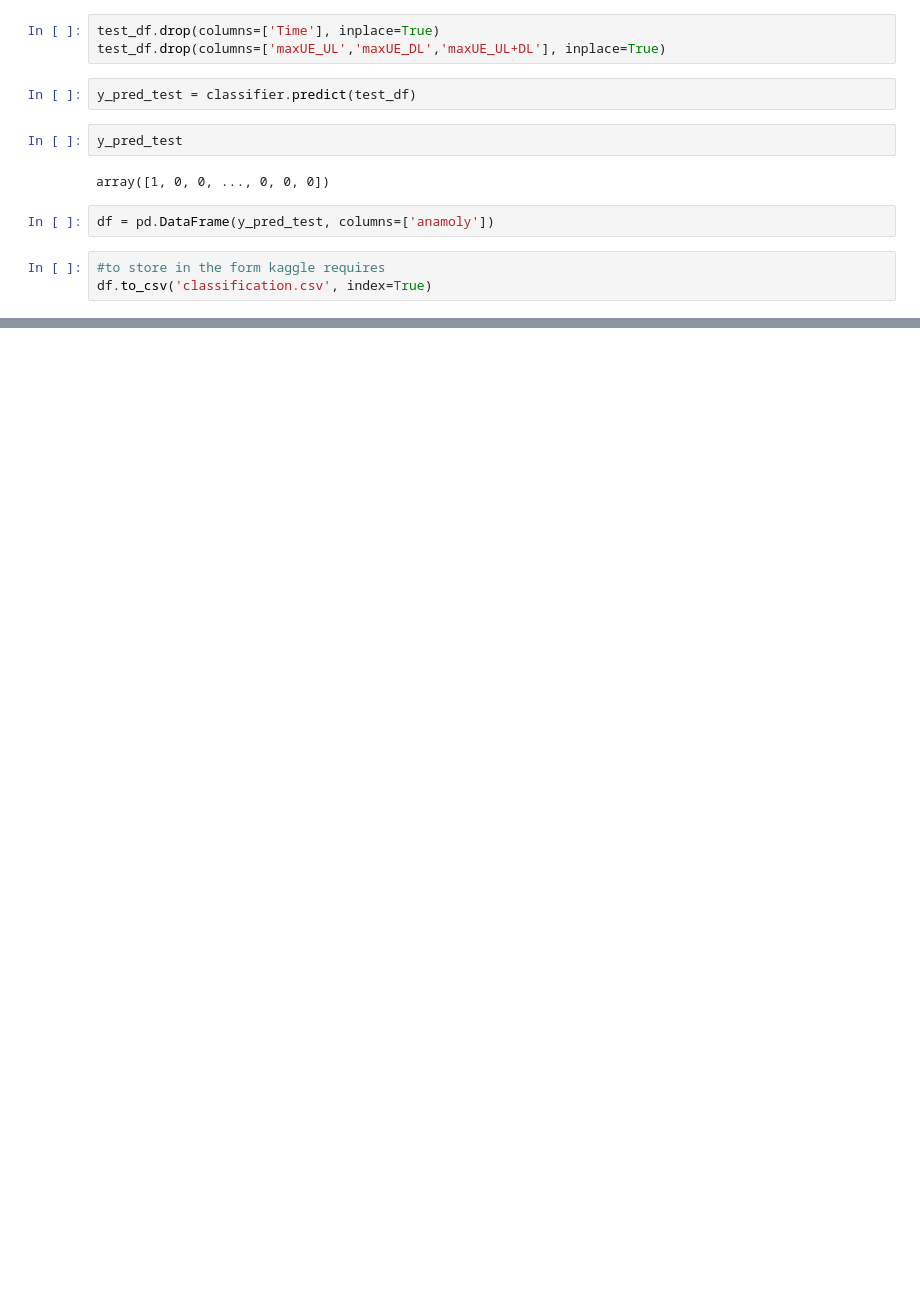
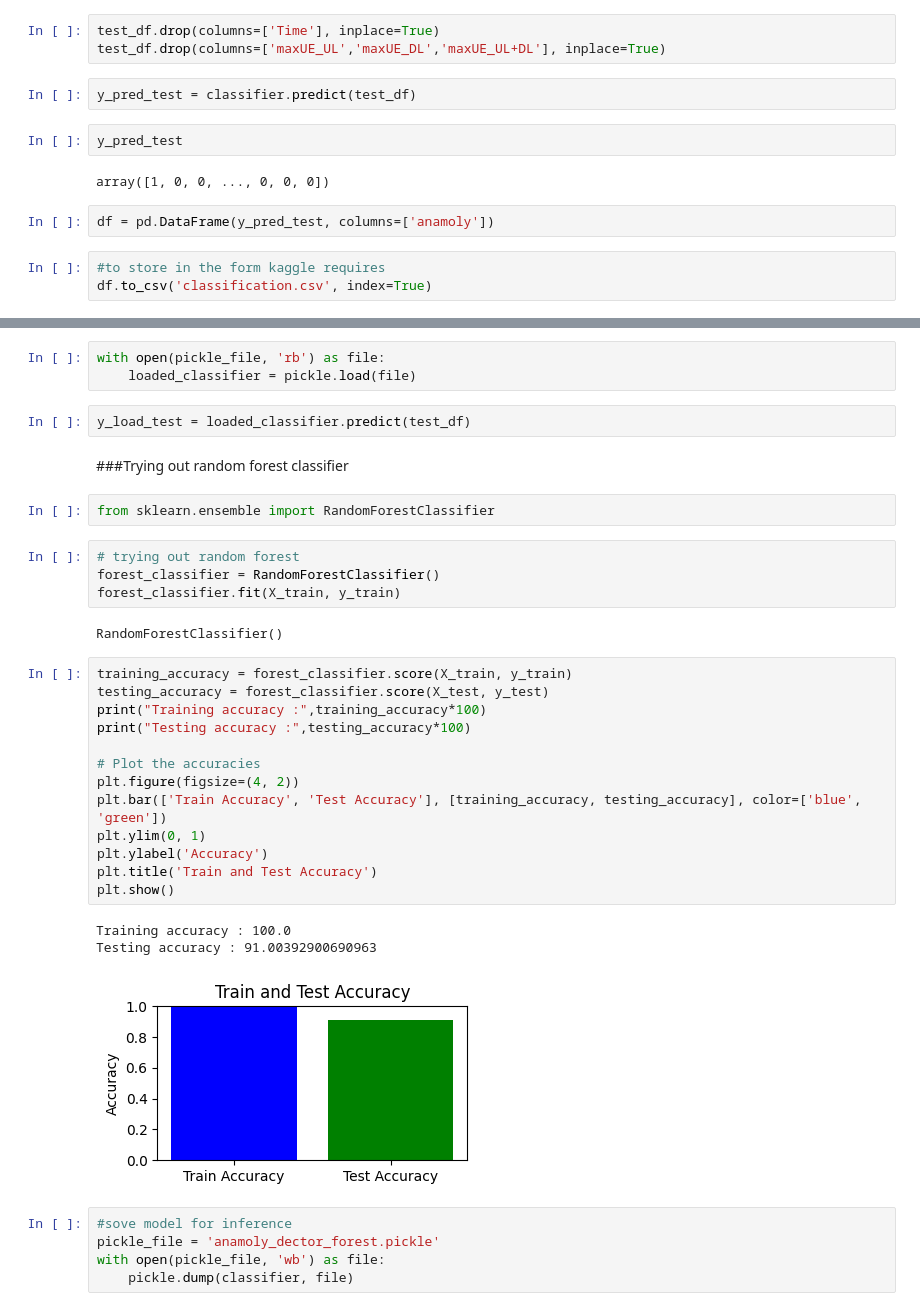
Before and after one commit to fx-manmeet/learn-ml-repo, a Jupyter notebook: Anomaly_detection_in_cellular_networks.ipynb, the cells around one changed output, grey strips where cells are left out. Cells and saved outputs as stored; diff of their text form; blank space fills up the shorter version.

```diff
--- a/Anomaly_detection_in_cellular_networks.ipynb
+++ b/Anomaly_detection_in_cellular_networks.ipynb
@@ -297,0 +325,37 @@ df.to_csv('classification.csv', index=True)
+# %%
+with open(pickle_file, 'rb') as file:
+    loaded_classifier = pickle.load(file)
+# %%
+y_load_test = loaded_classifier.predict(test_df)
+# %% [markdown]
+###Trying out random forest classifier
+# %%
+from sklearn.ensemble import RandomForestClassifier
+# %%
+# trying out random forest
+forest_classifier = RandomForestClassifier()
+forest_classifier.fit(X_train, y_train)
+# %% [output]
+RandomForestClassifier()
+# %%
+training_accuracy = forest_classifier.score(X_train, y_train)
+testing_accuracy = forest_classifier.score(X_test, y_test)
+print("Training accuracy :",training_accuracy*100)
+print("Testing accuracy :",testing_accuracy*100)
+
+# Plot the accuracies
+plt.figure(figsize=(4, 2))
+plt.bar(['Train Accuracy', 'Test Accuracy'], [training_accuracy, testing_accuracy], color=['blue', 'green'])
+plt.ylim(0, 1)
+plt.ylabel('Accuracy')
+plt.title('Train and Test Accuracy')
+plt.show()
+# %% [output]
+Training accuracy : 100.0
+Testing accuracy : 91.00392900690963
+[figure, added]
+# %%
+#sove model for inference
+pickle_file = 'anamoly_dector_forest.pickle'
+with open(pickle_file, 'wb') as file:
+    pickle.dump(classifier, file)
```
Also changed, not shown: parts of 7 cells of this notebook.
